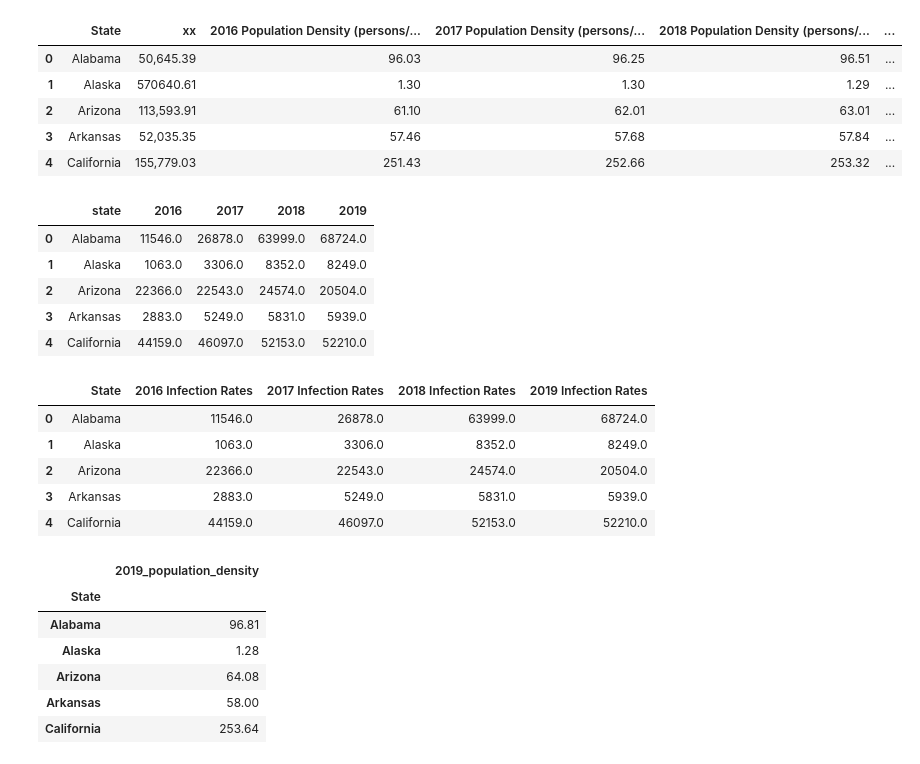
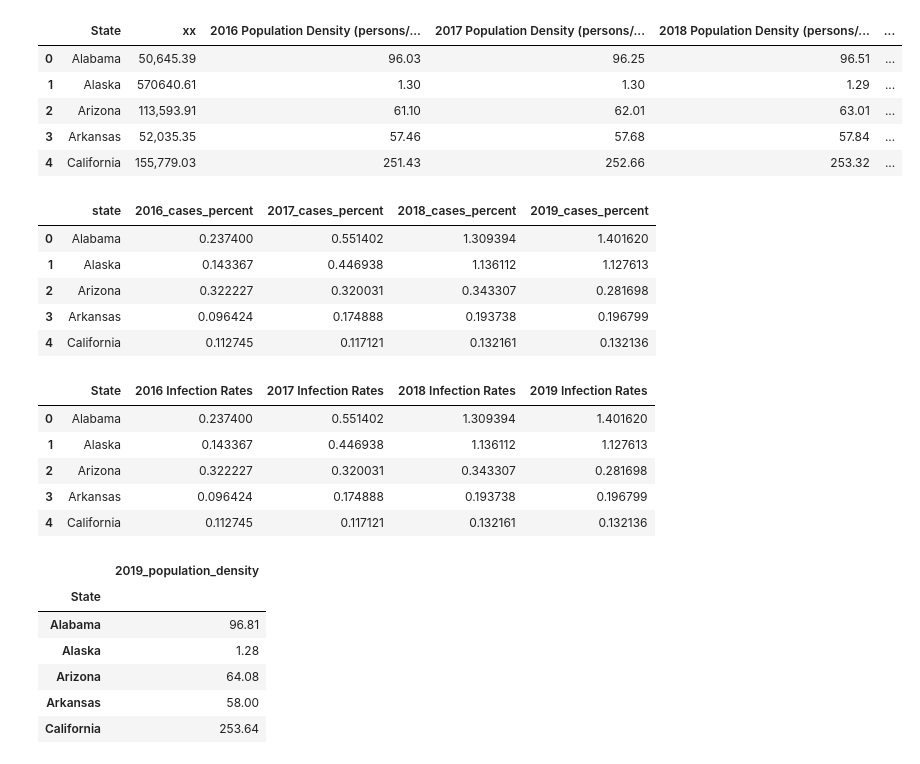
Before and after one commit to lindsera1/GoingViral, a Jupyter notebook: Linear_Regression&Visualizations/PopulationDensityRegression&Visualizations.ipynb, the cells around one changed output. Saved outputs shown, nothing was run; the diff lists cells and outputs as text; code cells hidden in the pictures.

```diff
--- a/Linear_Regression&Visualizations/PopulationDensityRegression&Visualizations.ipynb
+++ b/Linear_Regression&Visualizations/PopulationDensityRegression&Visualizations.ipynb
@@ -27,15 +26,15 @@ population_density_df.head()
 | 4 | California | 155,779.03 | 251.43 | 252.66 | 253.32 | ... |
 # %%
 #putting table into dataframe
-flu_df = pd.read_sql_query("SELECT * FROM cleaned_flu_csv", con=engine)
+flu_df = pd.read_sql_query("SELECT * FROM flu_percentages", con=engine)
 flu_df.head()
 # %% [output]
-|  | state | 2016 | 2017 | 2018 | 2019 |
-| 0 | Alabama | 11546.0 | 26878.0 | 63999.0 | 68724.0 |
-| 1 | Alaska | 1063.0 | 3306.0 | 8352.0 | 8249.0 |
-| 2 | Arizona | 22366.0 | 22543.0 | 24574.0 | 20504.0 |
-| 3 | Arkansas | 2883.0 | 5249.0 | 5831.0 | 5939.0 |
-| 4 | California | 44159.0 | 46097.0 | 52153.0 | 52210.0 |
+|  | state | 2016_cases_percent | 2017_cases_percent | 2018_cases_percent | 2019_cases_percent |
+| 0 | Alabama | 0.237400 | 0.551402 | 1.309394 | 1.401620 |
+| 1 | Alaska | 0.143367 | 0.446938 | 1.136112 | 1.127613 |
+| 2 | Arizona | 0.322227 | 0.320031 | 0.343307 | 0.281698 |
+| 3 | Arkansas | 0.096424 | 0.174888 | 0.193738 | 0.196799 |
+| 4 | California | 0.112745 | 0.117121 | 0.132161 | 0.132136 |
 # %%
 #changing column names
 flu_df.columns=["State","2016 Infection Rates","2017 Infection Rates", "2018 Infection Rates", "2019 Infection Rates"]
@@ -44,11 +43,11 @@ population_density_df.columns=["State","xx","2016_population_density","2017_popu
 flu_df.head()
 # %% [output]
 |  | State | 2016 Infection Rates | 2017 Infection Rates | 2018 Infection Rates | 2019 Infection Rates |
-| 0 | Alabama | 11546.0 | 26878.0 | 63999.0 | 68724.0 |
-| 1 | Alaska | 1063.0 | 3306.0 | 8352.0 | 8249.0 |
-| 2 | Arizona | 22366.0 | 22543.0 | 24574.0 | 20504.0 |
-| 3 | Arkansas | 2883.0 | 5249.0 | 5831.0 | 5939.0 |
-| 4 | California | 44159.0 | 46097.0 | 52153.0 | 52210.0 |
+| 0 | Alabama | 0.237400 | 0.551402 | 1.309394 | 1.401620 |
+| 1 | Alaska | 0.143367 | 0.446938 | 1.136112 | 1.127613 |
+| 2 | Arizona | 0.322227 | 0.320031 | 0.343307 | 0.281698 |
+| 3 | Arkansas | 0.096424 | 0.174888 | 0.193738 | 0.196799 |
+| 4 | California | 0.112745 | 0.117121 | 0.132161 | 0.132136 |
 # %%
 #delete unnecessary column
 del population_density_df["xx"]
```
Also changed, not shown: parts of 8 cells of this notebook, 1 other file.
